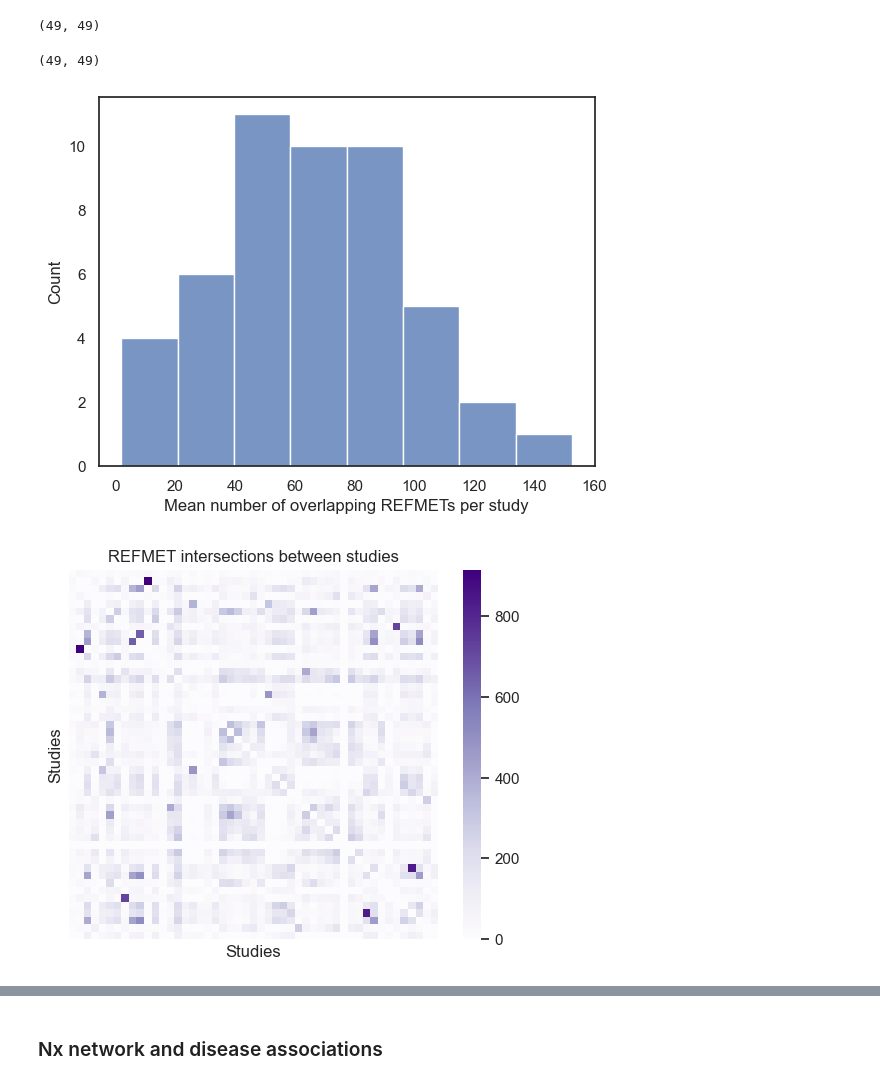
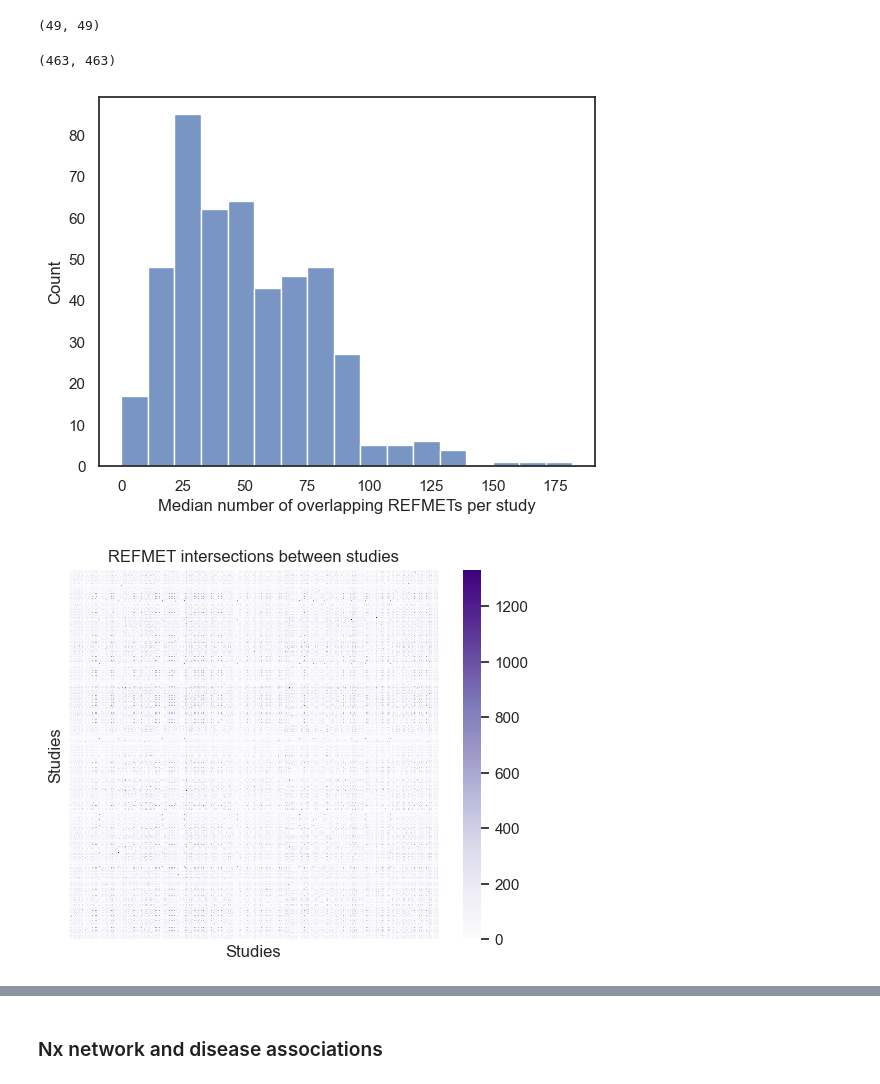
Before and after one commit to cwieder/MetHDN, a Jupyter notebook: Workbench_integration/full_disease_net.ipynb, the cells around one changed output, grey strips where cells are left out. Saved outputs shown, nothing was run; the diff lists cells and outputs as text; code cells hidden in the pictures.

```diff
--- a/Workbench_integration/full_disease_net.ipynb
+++ b/Workbench_integration/full_disease_net.ipynb
@@ -97,7 +97,7 @@ named_met_df.sort_values(by='num_metabolites').head()
 # %%
 # filter for at least 100 named mets
 named_met_df['num_metabolites'] = named_met_df['num_metabolites'].astype(int)
-named_met_df_filt = named_met_df[named_met_df['num_metabolites'] >= 500]
+named_met_df_filt = named_met_df[named_met_df['num_metabolites'] >= 250]
 # %%
 named_met_df_filt
 # %% [output]
@@ -117,5 +133,5 @@ named_met_df_filt
 # %%
-studies = list(set(named_met_df_filt['study_id'].tolist()))[0:50]
+studies = list(set(named_met_df_filt['study_id'].tolist()))
 studies_assays = dict.fromkeys(studies)
 # %%
 
@@ -211,4 +240,4 @@ adj_df = adj_df[adj_df.sum(axis=1) > 0]
 # %%
 adj_df.shape
 # %% [output]
-(49, 49)
+(463, 463)
@@ -215,12 +246,16 @@ adj_df.shape
 # %%
 # mean number of connections
+sns.set(
+    style='white'
+
+)
 sns.histplot(
-    data=adj_df.mean()
+    data=adj_df.median()
 )
-plt.xlabel('Mean number of overlapping REFMETs per study')
+plt.xlabel('Median number of overlapping REFMETs per study')
 plt.show()
 # %% [output]
-[figure, old version]
+[figure, new version]
 # %%
 sns.set(
     style='white'
@@ -238,4 +273,4 @@ ax.set_xlabel('Studies')
 ax.set_ylabel('Studies')
 plt.show()
 # %% [output]
-[figure, old version]
+[figure, new version]
```
Also changed, not shown: parts of 20 cells of this notebook, 1 other file.
